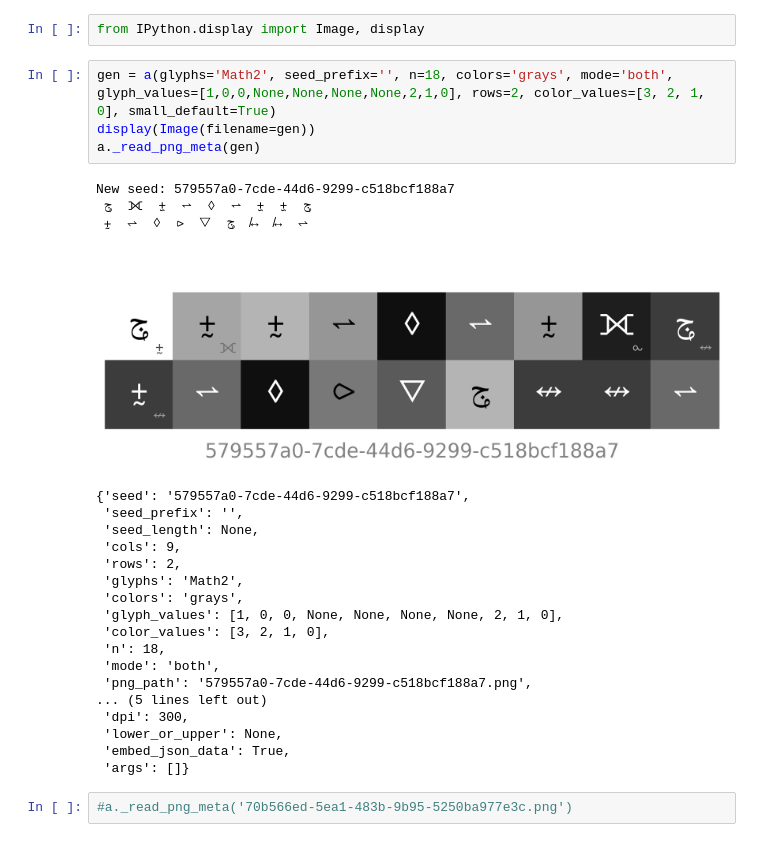
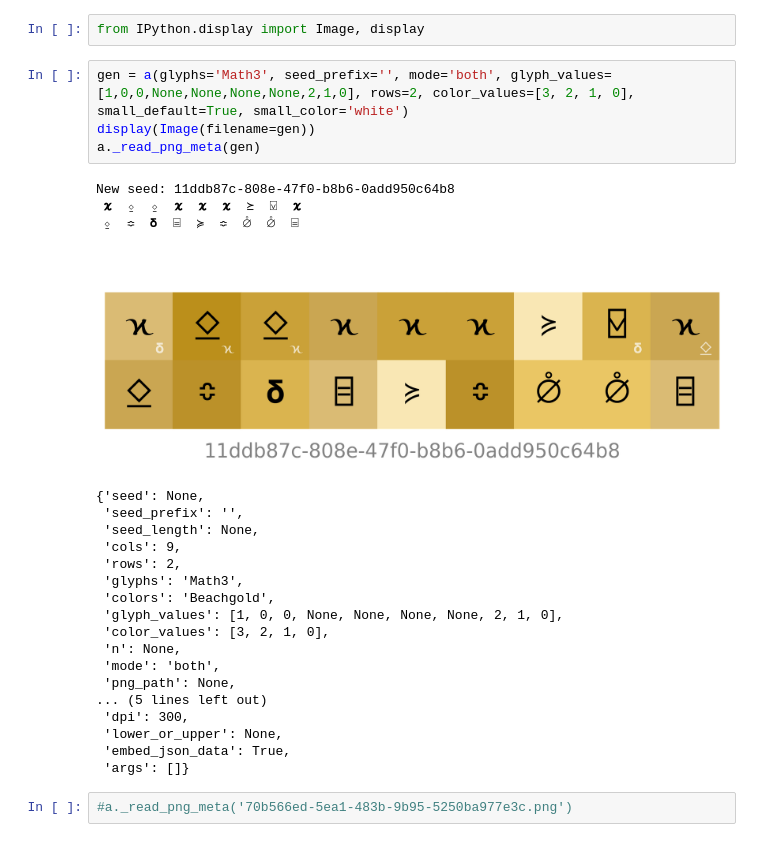
Before and after one commit to shir0tetsuo/mint, a Jupyter notebook: dev.ipynb, the cells around one changed output. Cells and saved outputs as stored; diff of their text form.

```diff
--- a/dev.ipynb
+++ b/dev.ipynb
@@ -68,26 +68,26 @@ a.build(seed='4b5dd072-e451-42be-816d-ad1924c1502c', glyph_values=[27,None,29,0,
 # %%
 from IPython.display import Image, display
 # %%
-gen = a(glyphs='Math2', seed_prefix='', n=18, colors='grays', mode='both', glyph_values=[1,0,0,None,None,None,None,2,1,0], rows=2, color_values=[3, 2, 1, 0], small_default=True)
+gen = a(glyphs='Math3', seed_prefix='', mode='both', glyph_values=[1,0,0,None,None,None,None,2,1,0], rows=2, color_values=[3, 2, 1, 0], small_default=True, small_color='white')
 display(Image(filename=gen))
 a._read_png_meta(gen)
 # %% [output]
-New seed: 579557a0-7cde-44d6-9299-c518bcf188a7
- 𞺂  ⨦  ⨦  ⥋  ◊  ⥋  ⨦  ⟗  𞺂
- ⨦  ⥋  ◊  ⪧  ▽  𞺂  ↮  ↮  ⥋
+New seed: 11ddb87c-808e-47f0-b8b6-0add950c64b8
+ 𝛞  ⍚  ⍚  𝛞  𝛞  𝛞  ≽  ⍌  𝛞
+ ⍚  ≎  𝝳  ⌸  ≽  ≎  ⦲  ⦲  ⌸
-[figure, old version]
+[figure, new version]
-{'seed': '579557a0-7cde-44d6-9299-c518bcf188a7',
+{'seed': None,
  'seed_prefix': '',
  'seed_length': None,
  'cols': 9,
  'rows': 2,
- 'glyphs': 'Math2',
- 'colors': 'grays',
+ 'glyphs': 'Math3',
+ 'colors': 'Beachgold',
  'glyph_values': [1, 0, 0, None, None, None, None, 2, 1, 0],
  'color_values': [3, 2, 1, 0],
- 'n': 18,
+ 'n': None,
  'mode': 'both',
- 'png_path': '579557a0-7cde-44d6-9299-c518bcf188a7.png',
+ 'png_path': None,
 ... (5 lines left out)
  'dpi': 300,
  'lower_or_upper': None,
```
Also changed, not shown: parts of 1 cell of this notebook, 2 other files.
